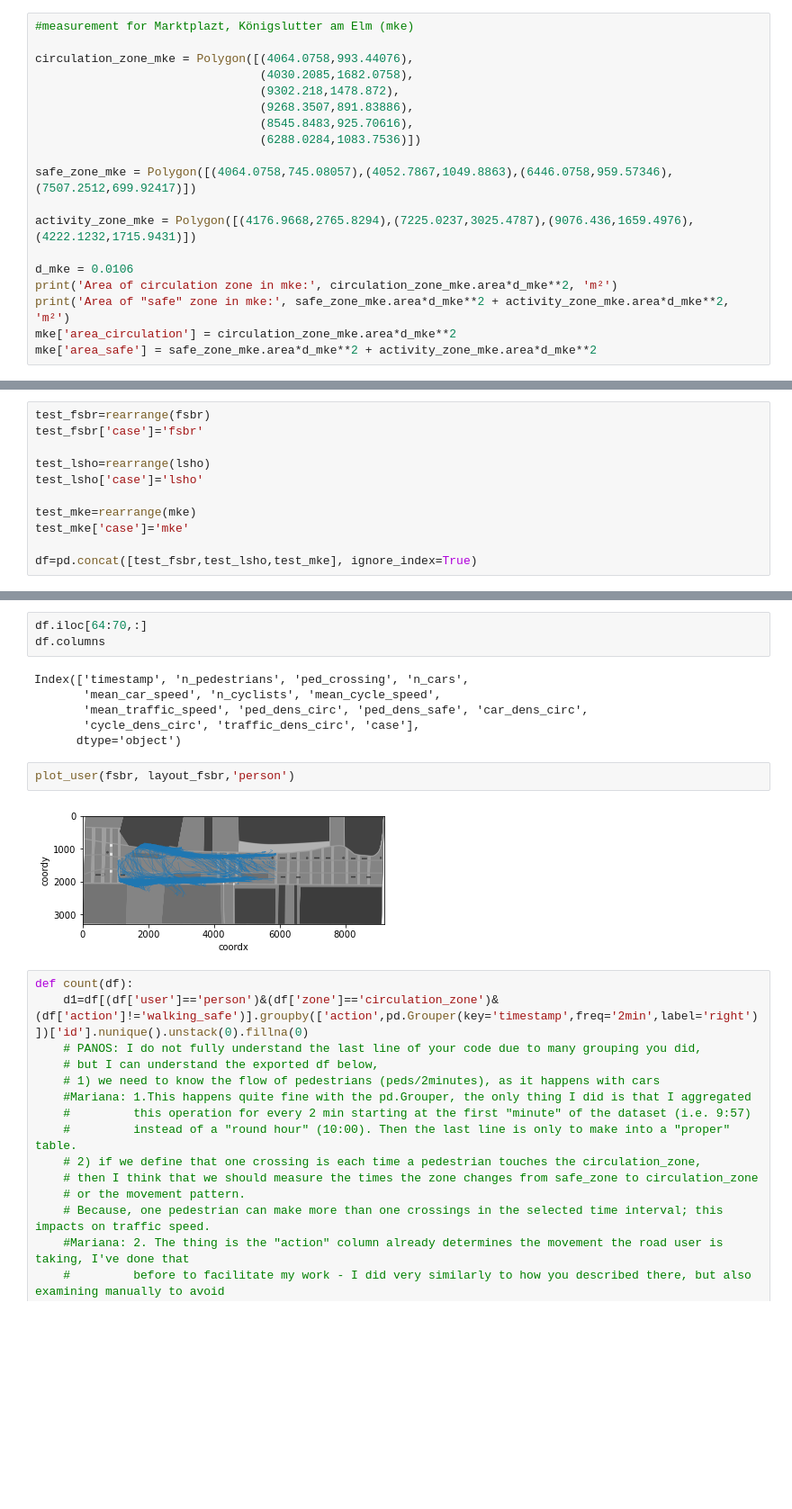
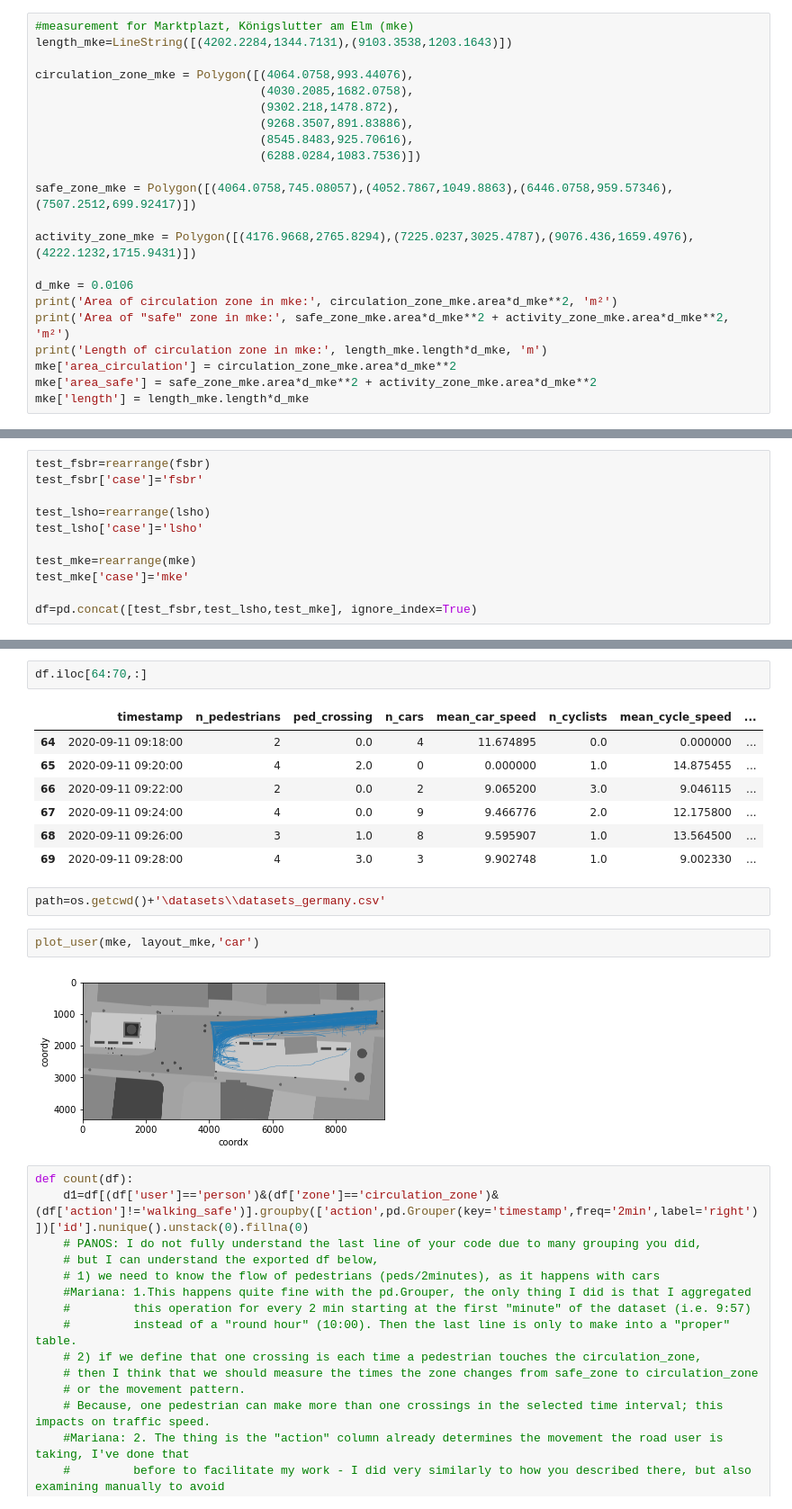
Before and after one commit to panosgjuras/SharedSpaceTraffic, a Jupyter notebook: overview_datasets.ipynb, the cells around one changed output, grey strips where cells are left out. Shown at 90% size. Saved outputs shown, nothing was run; the diff lists cells and outputs as text; blank space fills up the shorter version.

```diff
--- a/overview_datasets.ipynb
+++ b/overview_datasets.ipynb
@@ -131,6 +141,7 @@ ax.fill(*circulation_zone_lsho.exterior.xy, facecolor='k')
 [figure]
 # %%
 #measurement for Marktplazt, Königslutter am Elm (mke)
+length_mke=LineString([(4202.2284,1344.7131),(9103.3538,1203.1643)])
 
 circulation_zone_mke = Polygon([(4064.0758,993.44076),
                                 (4030.2085,1682.0758),
@@ -146,8 +157,10 @@ activity_zone_mke = Polygon([(4176.9668,2765.8294),(7225.0237,3025.4787),(9076.4
 d_mke = 0.0106
 print('Area of circulation zone in mke:', circulation_zone_mke.area*d_mke**2, 'm²')
 print('Area of "safe" zone in mke:', safe_zone_mke.area*d_mke**2 + activity_zone_mke.area*d_mke**2, 'm²')
+print('Length of circulation zone in mke:', length_mke.length*d_mke, 'm')
 mke['area_circulation'] = circulation_zone_mke.area*d_mke**2
 mke['area_safe'] = safe_zone_mke.area*d_mke**2 + activity_zone_mke.area*d_mke**2
+mke['length'] = length_mke.length*d_mke
 # %% [output]
 Area of circulation zone in mke: 338.4218065829424 m²
 Area of "safe" zone in mke: 635.5531894810623 m²
@@ -216,16 +249,19 @@ df=pd.concat([test_fsbr,test_lsho,test_mke], ignore_index=True)
 # %%
 df.iloc[64:70,:]
-df.columns
 # %% [output]
-Index(['timestamp', 'n_pedestrians', 'ped_crossing', 'n_cars',
-       'mean_car_speed', 'n_cyclists', 'mean_cycle_speed',
-       'mean_traffic_speed', 'ped_dens_circ', 'ped_dens_safe', 'car_dens_circ',
-       'cycle_dens_circ', 'traffic_dens_circ', 'case'],
-      dtype='object')
+|  | timestamp | n_pedestrians | ped_crossing | n_cars | mean_car_speed | n_cyclists | mean_cycle_speed | ... |
+| 64 | 2020-09-11 09:18:00 | 2 | 0.0 | 4 | 11.674895 | 0.0 | 0.000000 | ... |
+| 65 | 2020-09-11 09:20:00 | 4 | 2.0 | 0 | 0.000000 | 1.0 | 14.875455 | ... |
+| 66 | 2020-09-11 09:22:00 | 2 | 0.0 | 2 | 9.065200 | 3.0 | 9.046115 | ... |
+| 67 | 2020-09-11 09:24:00 | 4 | 0.0 | 9 | 9.466776 | 2.0 | 12.175800 | ... |
+| 68 | 2020-09-11 09:26:00 | 3 | 1.0 | 8 | 9.595907 | 1.0 | 13.564500 | ... |
+| 69 | 2020-09-11 09:28:00 | 4 | 3.0 | 3 | 9.902748 | 1.0 | 9.002330 | ... |
-# %%
-plot_user(fsbr, layout_fsbr,'person')
-# %% [output]
-[figure, removed]
+# %%
+path=os.getcwd()+'\datasets\\datasets_germany.csv'
+# %%
+plot_user(mke, layout_mke,'car')
+# %% [output]
+[figure, added]
 # %%
 def count(df):
     d1=df[(df['user']=='person')&(df['zone']=='circulation_zone')&(df['action']!='walking_safe')].groupby(['action',pd.Grouper(key='timestamp',freq='2min',label='right')])['id'].nunique().unstack(0).fillna(0)
```
Also changed, not shown: parts of 5 cells of this notebook, 1 other file.
